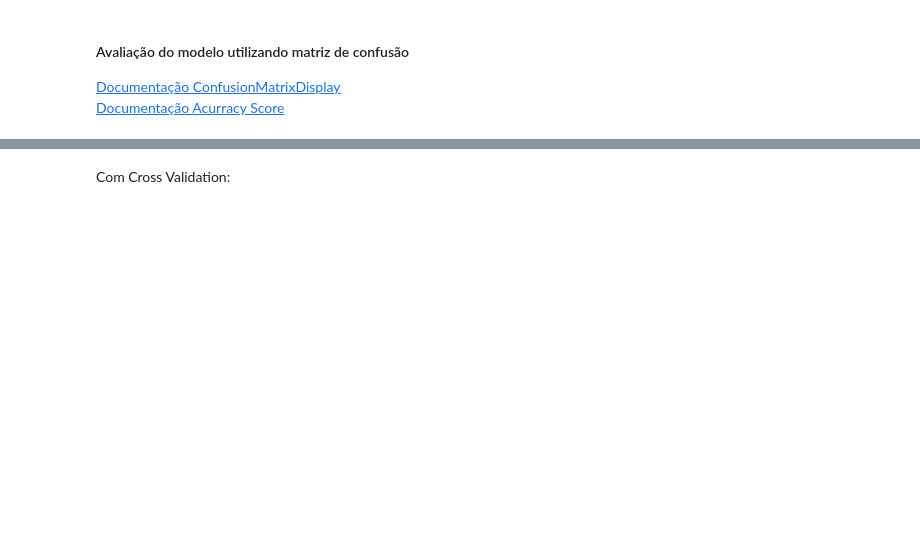
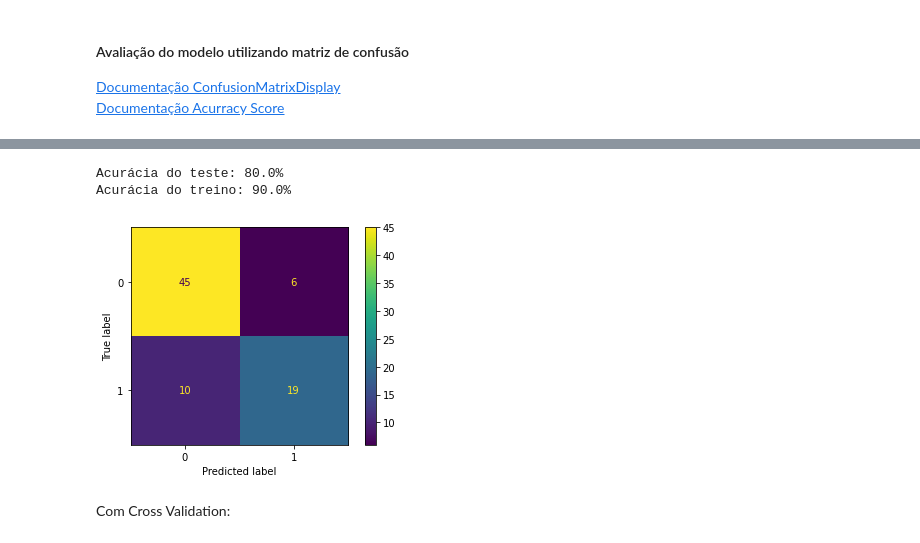
Before and after one commit to patriciacatandi/Lets_Code_DS_Degree_Alunos_ML, a Jupyter notebook: Módulo 9 - Machine Learning I/3_KNN/KNN.ipynb, the cells around one changed output, grey strips where cells are left out. Drawn from its saved outputs; the diff is of its cells as text; code cells hidden in the pictures; blank space fills up the shorter version.

```diff
--- a/Módulo 9 - Machine Learning I/3_KNN/KNN.ipynb
+++ b/Módulo 9 - Machine Learning I/3_KNN/KNN.ipynb
@@ -215,5 +305,8 @@ Dentro do sklearn.preprocessing temos:
 [sklearn.neighbors.KNeighborsClassifier](https://scikit-learn.org/stable/modules/generated/sklearn.neighbors.KNeighborsClassifier.html)
 # %%
 # Importar o modelo
+from sklearn.neighbors import KNeighborsClassifier
 
 # Instancia o modelo considerando 3 vizinhos mais próximos e distância euclidiana (p=2)
+clf = KNeighborsClassifier(n_neighbors=3, p=2)
+clf
@@ -220,2 +319,3 @@ Dentro do sklearn.preprocessing temos:
 # %%
 # Realiza o fit do modelo passando o X_train e y_train
+clf.fit(X_train, y_train)
@@ -222,2 +324,5 @@ Dentro do sklearn.preprocessing temos:
 # %%
 # Utiliza o modelo treinado para predizer no dataset de teste
+y_pred = clf.predict(X_test)
+# %%
+y_pred_train = clf.predict(X_train)
@@ -230,11 +408,17 @@ Dentro do sklearn.preprocessing temos:
 # %%
 from sklearn.metrics import accuracy_score, ConfusionMatrixDisplay
 
 # Calcular a acurácia utilizando o accuracy_score
 ac = accuracy_score(y_test, y_pred)
+ac_train = accuracy_score(y_train, y_pred_train)
 
-print(f"Acurácia do modelo: {ac:.1%}")
+print(f"Acurácia do teste: {ac:.1%}")
+print(f"Acurácia do treino: {ac_train:.1%}")
 
 ConfusionMatrixDisplay.from_estimator(clf, X_test, y_test);
+# %% [output]
+Acurácia do teste: 80.0%
+Acurácia do treino: 90.0%
+[figure, added]
 # %% [markdown]
 Com Cross Validation:
```
Also changed, not shown: parts of 24 cells of this notebook.
